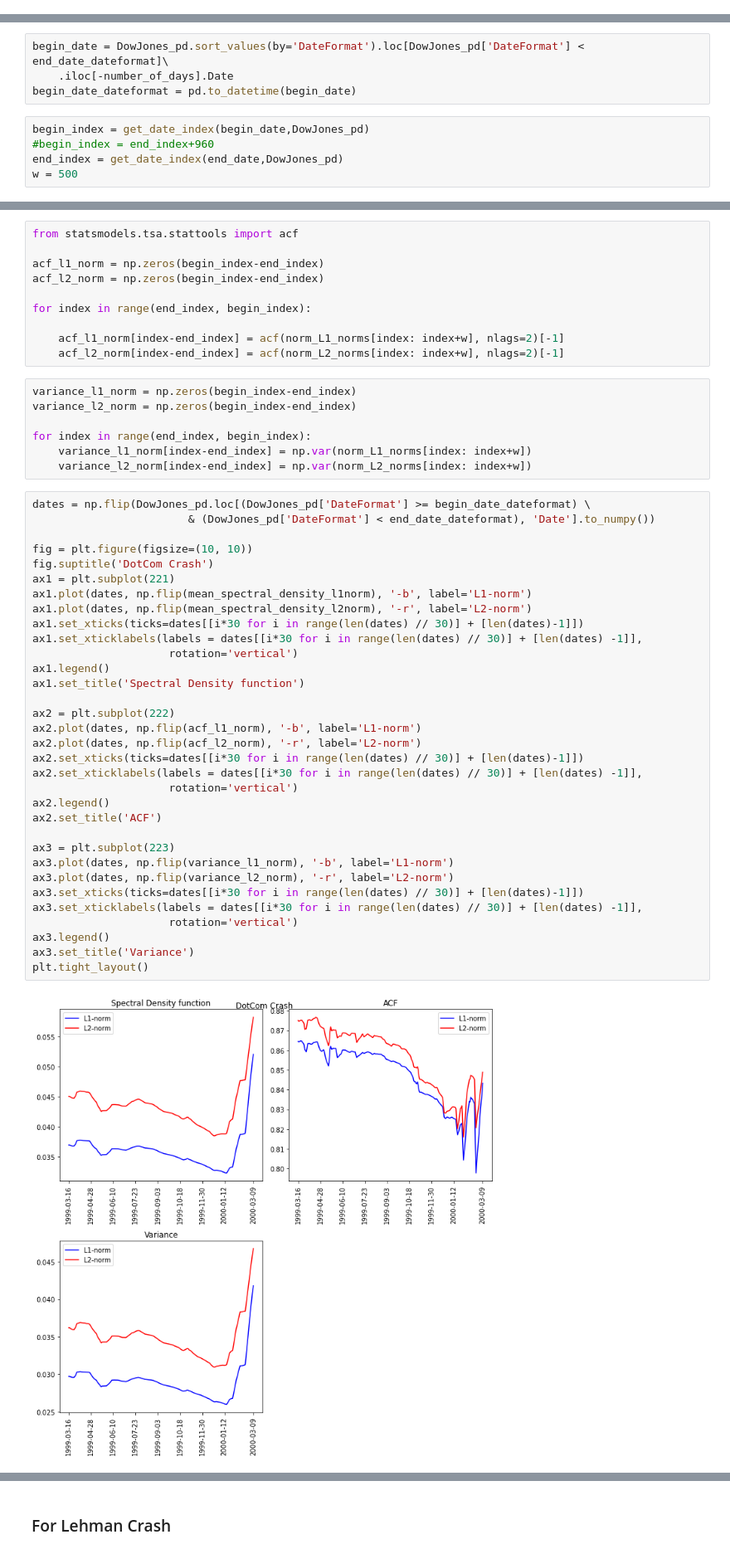
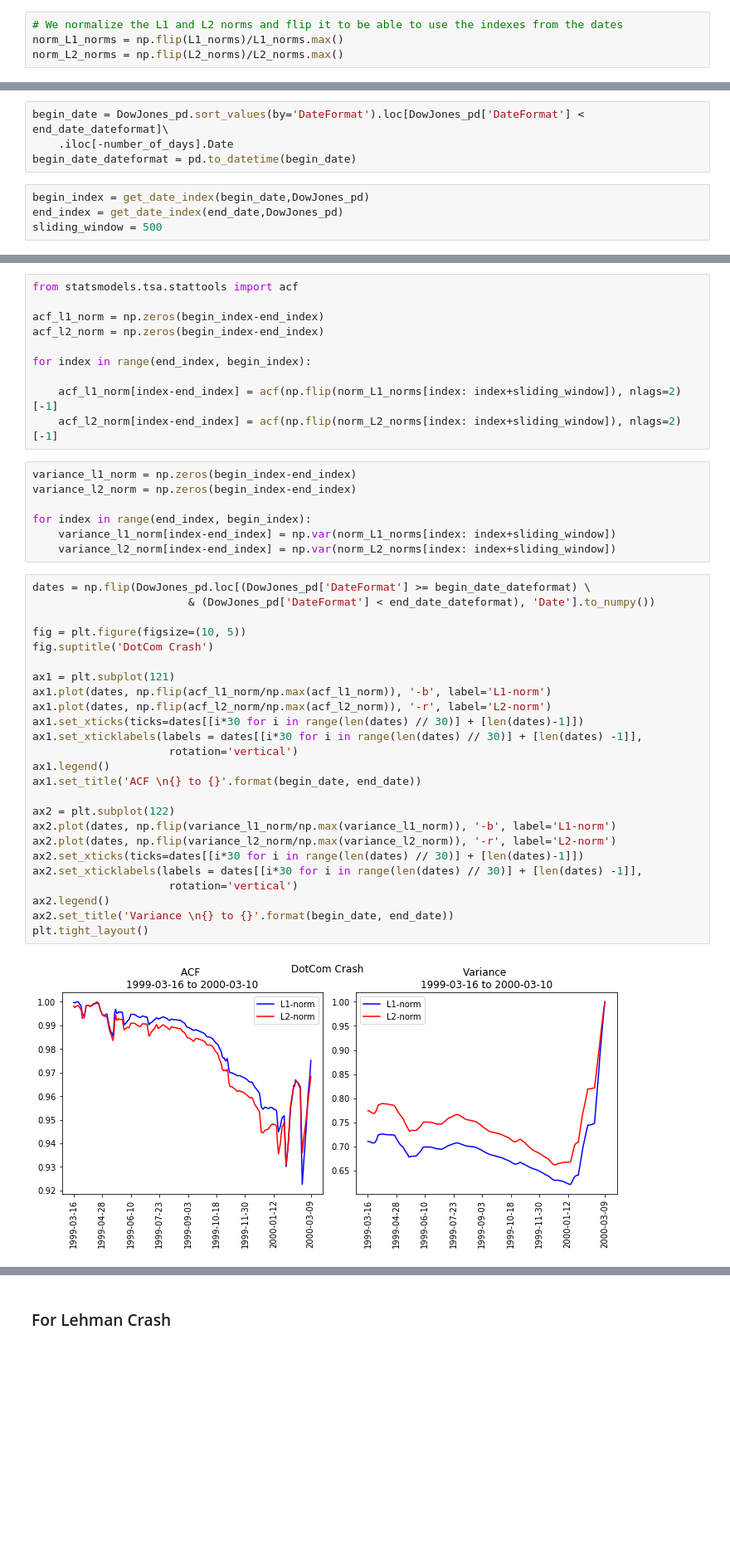
Before and after one commit to KhalilBergaoui/TDA---Financial-Time-Series-Analysis, a Jupyter notebook: TDA Financial Time Series.ipynb, the cells around one changed output, grey strips where cells are left out. Shown at 83% size. Saved outputs shown, nothing was run; the diff lists cells and outputs as text; blank space fills up the shorter version.

```diff
--- a/TDA Financial Time Series.ipynb
+++ b/TDA Financial Time Series.ipynb
@@ -470,3 +574,7 @@ Let us consider the loops $\mathbb{L}_1$ computed for $w=w_1$. We note by $R_1$
 # %%
 DowJones_pd['DateFormat'] = pd.to_datetime(DowJones_pd['Date'])
+# %%
+# We normalize the L1 and L2 norms and flip it to be able to use the indexes from the dates
+norm_L1_norms = np.flip(L1_norms)/L1_norms.max()
+norm_L2_norms = np.flip(L2_norms)/L2_norms.max()
 # %% [markdown]
@@ -481,6 +589,5 @@ begin_date = DowJones_pd.sort_values(by='DateFormat').loc[DowJones_pd['DateForma
 begin_date_dateformat = pd.to_datetime(begin_date)
 # %%
 begin_index = get_date_index(begin_date,DowJones_pd)
-#begin_index = end_index+960
 end_index = get_date_index(end_date,DowJones_pd)
-w = 500
+sliding_window = 500
@@ -507,47 +599,39 @@ acf_l2_norm = np.zeros(begin_index-end_index)
 
 for index in range(end_index, begin_index):
 
-    acf_l1_norm[index-end_index] = acf(norm_L1_norms[index: index+w], nlags=2)[-1]
-    acf_l2_norm[index-end_index] = acf(norm_L2_norms[index: index+w], nlags=2)[-1]
+    acf_l1_norm[index-end_index] = acf(np.flip(norm_L1_norms[index: index+sliding_window]), nlags=2)[-1]
+    acf_l2_norm[index-end_index] = acf(np.flip(norm_L2_norms[index: index+sliding_window]), nlags=2)[-1]
 # %%
 variance_l1_norm = np.zeros(begin_index-end_index)
 variance_l2_norm = np.zeros(begin_index-end_index)
 
 for index in range(end_index, begin_index):
-    variance_l1_norm[index-end_index] = np.var(norm_L1_norms[index: index+w])
-    variance_l2_norm[index-end_index] = np.var(norm_L2_norms[index: index+w])
+    variance_l1_norm[index-end_index] = np.var(norm_L1_norms[index: index+sliding_window])
+    variance_l2_norm[index-end_index] = np.var(norm_L2_norms[index: index+sliding_window])
 # %%
 dates = np.flip(DowJones_pd.loc[(DowJones_pd['DateFormat'] >= begin_date_dateformat) \
                         & (DowJones_pd['DateFormat'] < end_date_dateformat), 'Date'].to_numpy())
 
-fig = plt.figure(figsize=(10, 10))
+fig = plt.figure(figsize=(10, 5))
 fig.suptitle('DotCom Crash')
-ax1 = plt.subplot(221)
-ax1.plot(dates, np.flip(mean_spectral_density_l1norm), '-b', label='L1-norm')
-ax1.plot(dates, np.flip(mean_spectral_density_l2norm), '-r', label='L2-norm')
+
+ax1 = plt.subplot(121)
+ax1.plot(dates, np.flip(acf_l1_norm/np.max(acf_l1_norm)), '-b', label='L1-norm')
+ax1.plot(dates, np.flip(acf_l2_norm/np.max(acf_l2_norm)), '-r', label='L2-norm')
 ax1.set_xticks(ticks=dates[[i*30 for i in range(len(dates) // 30)] + [len(dates)-1]])
 ax1.set_xticklabels(labels = dates[[i*30 for i in range(len(dates) // 30)] + [len(dates) -1]],
                      rotation='vertical')
 ax1.legend()
-ax1.set_title('Spectral Density function')
+ax1.set_title('ACF \n{} to {}'.format(begin_date, end_date))
 
-ax2 = plt.subplot(222)
-ax2.plot(dates, np.flip(acf_l1_norm), '-b', label='L1-norm')
-ax2.plot(dates, np.flip(acf_l2_norm), '-r', label='L2-norm')
+ax2 = plt.subplot(122)
+ax2.plot(dates, np.flip(variance_l1_norm/np.max(variance_l1_norm)), '-b', label='L1-norm')
+ax2.plot(dates, np.flip(variance_l2_norm/np.max(variance_l2_norm)), '-r', label='L2-norm')
 ax2.set_xticks(ticks=dates[[i*30 for i in range(len(dates) // 30)] + [len(dates)-1]])
 ax2.set_xticklabels(labels = dates[[i*30 for i in range(len(dates) // 30)] + [len(dates) -1]],
                      rotation='vertical')
 ax2.legend()
-ax2.set_title('ACF')
-
-ax3 = plt.subplot(223)
-ax3.plot(dates, np.flip(variance_l1_norm), '-b', label='L1-norm')
-ax3.plot(dates, np.flip(variance_l2_norm), '-r', label='L2-norm')
-ax3.set_xticks(ticks=dates[[i*30 for i in range(len(dates) // 30)] + [len(dates)-1]])
-ax3.set_xticklabels(labels = dates[[i*30 for i in range(len(dates) // 30)] + [len(dates) -1]],
-                     rotation='vertical')
-ax3.legend()
-ax3.set_title('Variance')
+ax2.set_title('Variance \n{} to {}'.format(begin_date, end_date))
 plt.tight_layout()
 # %% [output]
-[figure, old version]
+[figure, new version]
```
Also changed, not shown: parts of 66 cells of this notebook.
